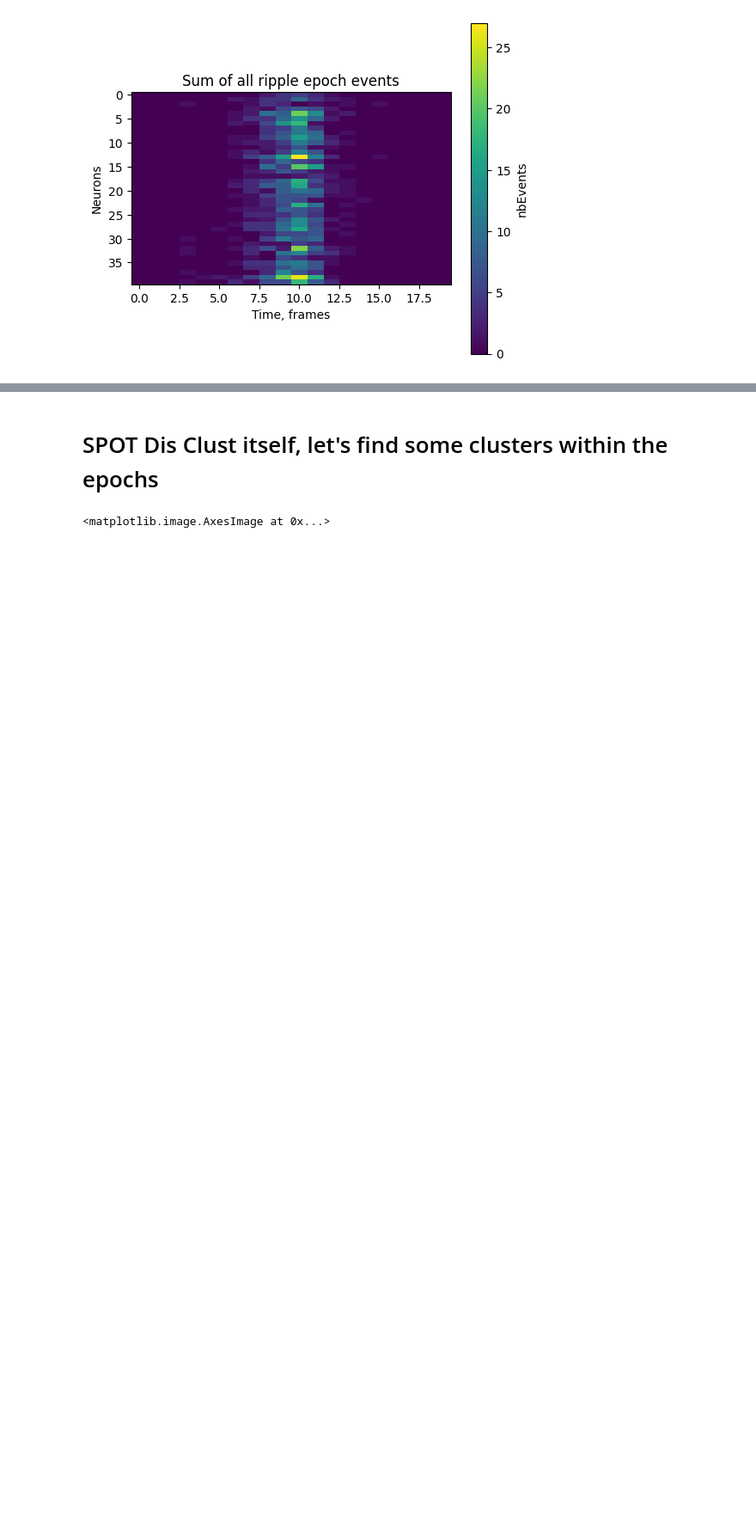
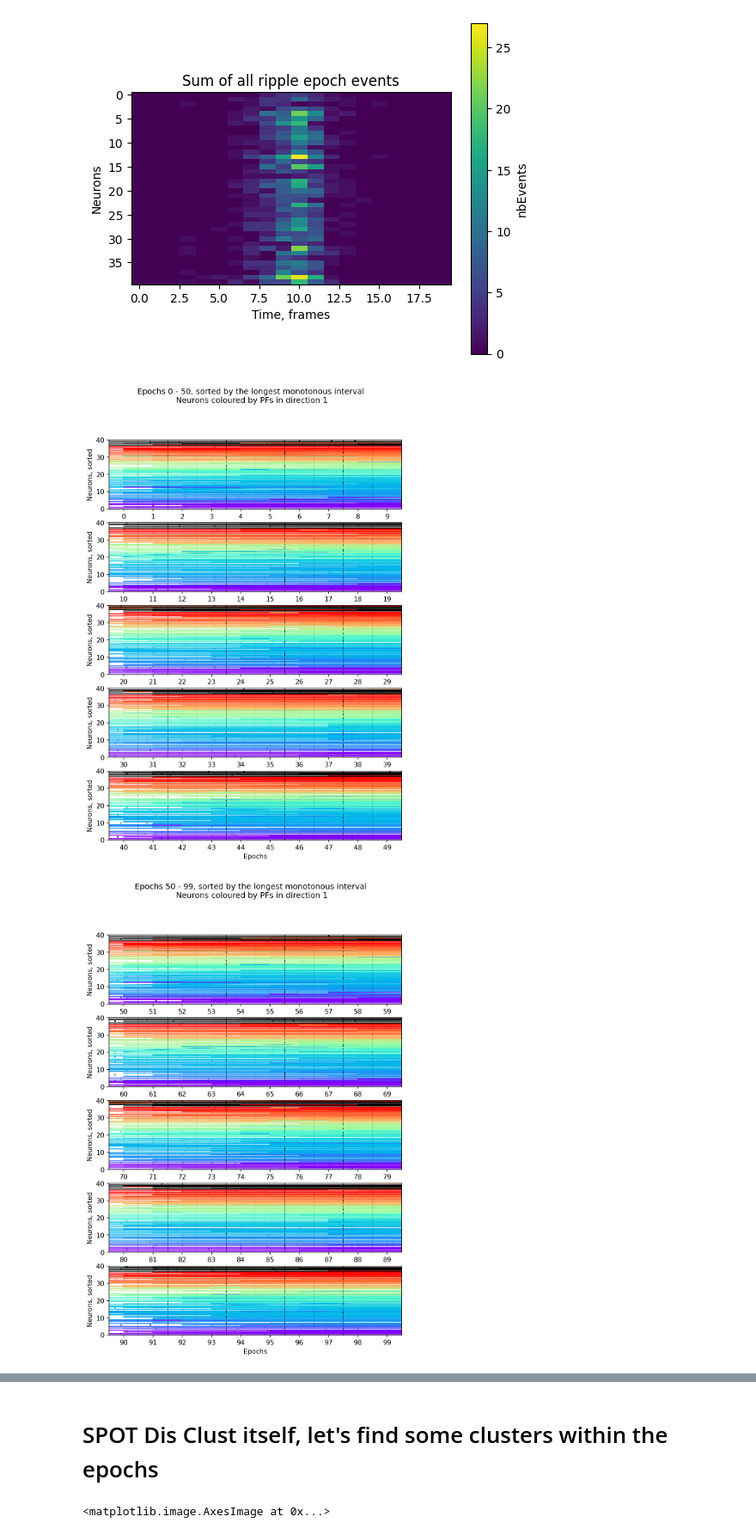
Before and after one commit to vsotskov89/SeqAn, a Jupyter notebook: Sequence_Analysis.ipynb, the cells around one changed output, grey strips where cells are left out. Shown at 86% size. Drawn from its saved outputs; the diff is of its cells as text; code cells hidden in the pictures; blank space fills up the shorter version.

Commit message:
Raw calcium traces added, some bugfix needed

```diff
--- a/Sequence_Analysis.ipynb
+++ b/Sequence_Analysis.ipynb
@@ -140,6 +140,7 @@ nbEvents = [] #number of events per epoch
 minev = 10 #minimum number of events per epoch
 nbEvents_valid =[] #number of events per valid epoch (i.e., passed by minev criterium)
 cnt = 0 #counter of spikes
+ep_start_list = []
 
 neurotime = sleep_mat['TTLstartsTimes']
 #neurotime -= neurotime[0]
@@ -169,6 +170,7 @@ for ripple in sleep_mat['ripples']:
         spike_times += ep_spike_times
         ii_spike_times.append(epoch)
         nbEvents_valid.append(len(ep_spike_times))
+        ep_start_list.append(ep_start)
     else:
         cnt -= len(ep_spike_times)
 
@@ -265,3 +267,41 @@ for i_epoch, epoch in enumerate(ii_spike_times):
     max_length.append(max([len(seq) for seq in sequences[-1]]))
 
 ep_order = np.argsort(max_length)[::-1] #Descending order
+# %%
+#Spatial 2D representation of epochs
+interval = 0.1 #length between epoch centers on the plot
+eps_per_row = 10 #number of epochs per row
+eps_per_col = 5  #number of epochs per column
+eps_per_fig = eps_per_row*eps_per_col
+n_pages = int(len(ii_spike_times)/eps_per_fig) + 1
+fact = 0.2 #scale factor for raw calcium plotting
+
+pdf = PdfPages(root + f'Chrp_2D_monoton_dir{pfdir}.pdf')
+
+for page in range(n_pages):
+    fig, axes = plt.subplots(eps_per_col, 1, figsize = (8,11), dpi = 150)
+    fig.suptitle(f'Epochs {page*eps_per_fig} - {min((page +1)*eps_per_fig, len(ii_spike_times))}, sorted by the longest monotonous interval\n Neurons coloured by PFs in direction {pfdir}')
+
+    for a, ax in enumerate(axes):
+        ax.set_xticks(np.linspace(interval, eps_per_row*interval, eps_per_row))
+        ax.set_xticklabels([str(i + a*eps_per_row + page*eps_per_fig) for i in range(eps_per_row)])
+        ax.set_xlim(interval*0.5, interval*(eps_per_row + 0.5))
+        ax.set_ylim(0, n_neurons)
+        ax.set_ylabel('Neurons, sorted')
+    axes[-1].set_xlabel('Epochs')
+
+    for i_epoch, epoch in enumerate(ii_spike_times[ep_order][page*eps_per_fig: min((page +1)*eps_per_fig, len(ii_spike_times))]):
+        row = int(i_epoch/eps_per_row)
+        col = i_epoch%eps_per_row
+        axes[row].axvline(interval*(col + 0.5), c = 'black', linewidth=0.5)
+        ep_start = ep_start_list[i_epoch]
+        for i_neuron, neuron in enumerate(epoch[col_order]):
+            trace = sleep_mat['ExtractedResults']['C'][0][0][i_neuron,:][ep_start:ep_start + duration_frames]
+            spikes = np.array(spike_times[neuron[0]:neuron[1]])
+            axes[row].scatter(spikes + interval*col, np.ones(len(spikes))+i_neuron, color=colors[col_order[i_neuron]], marker='.', s=10)
+            axes[row].plot(np.linspace(interval*col, interval*col+ duration_frames-1, duration_frames), trace*fact + i_neuron, color=colors[col_order[i_neuron]])
+    pdf.savefig()
+pdf.close()
+# %% [output]
+[figure, added]
+[figure, added]
```
Also changed, not shown: parts of 2 cells of this notebook.
